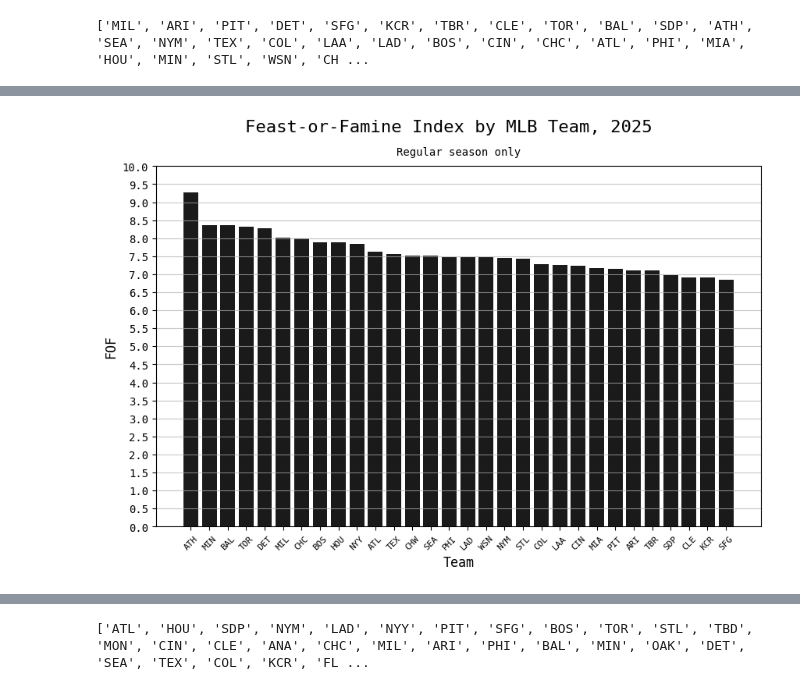
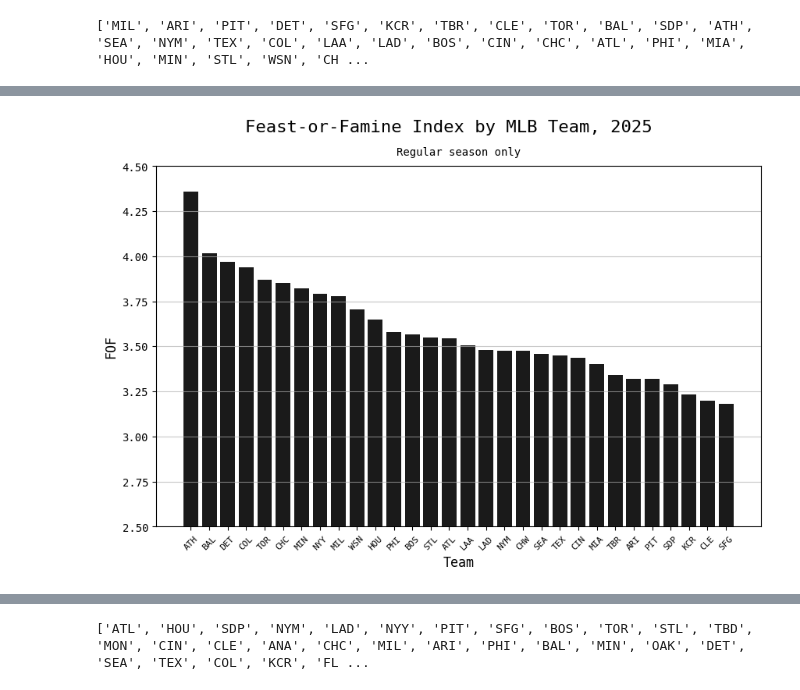
Before and after one commit to baseball-analytica/feast-or-famine, a Jupyter notebook: notebooks/fof.ipynb, the cells around one changed output, grey strips where cells are left out. Saved outputs shown, nothing was run; the diff lists cells and outputs as text; code cells hidden in the pictures.

Commit message:
regenerated figures

```diff
--- a/notebooks/fof.ipynb
+++ b/notebooks/fof.ipynb
@@ -52,10 +49,6 @@ print(nyy_2025.head())
 
 [5 rows x 21 columns]
 # %%
-rdiff_in_W = nyy_2025.loc[nyy_2025["W/L"] == "W", "rdiff"].mean()
-print(f"rdiff_in_W: {rdiff_in_W}")
-rdiff_in_L = nyy_2025.loc[nyy_2025["W/L"] == "L", "rdiff"].mean()
-print(f"rdiff_in_L: {rdiff_in_L}")
-
-print(f"FOF: {rdiff_in_W - rdiff_in_L}")
+nyy_2025["rdiff_abs"] = nyy_2025["rdiff"].abs()
+print(nyy_2025.head())
 # %% [output]
@@ -79,9 +86,8 @@ for team in tqdm(teams_2025, desc="processing team seasons"):
     time.sleep(1)
     team_data = pybaseball.schedule_and_record(2025, team)
     team_data["rdiff"] = team_data["R"] - team_data["RA"]
-    rdiff_in_W = team_data.loc[team_data["W/L"] == "W", "rdiff"].mean()
-    rdiff_in_L = team_data.loc[team_data["W/L"] == "L", "rdiff"].mean()
-    fof_values[team] = rdiff_in_W - rdiff_in_L
+    team_data["rdiff_abs"] = team_data["rdiff"].abs()
+    fof_values[team] = team_data["rdiff_abs"].mean()
 
 print(fof_values)
 # %% [output]
@@ -147,31 +111,32 @@ import numpy as np
 # %%
 fig, ax = plt.subplots(figsize=(10, 6))
 
 ax.grid(True, axis="y", linestyle="-", alpha=0.7)
 
-ax.bar(fof_values.keys(), fof_values.values(), color="0.1", width=0.8, )
+ax.bar(fof_values.keys(), fof_values.values(), color="0.1", width=0.8)
 
 fig.suptitle("Feast-or-Famine Index by MLB Team, 2025", fontsize=16)
 
 ax.set_xlabel("Team")
 ax.set_ylabel("FOF")
 ax.set_title("Regular season only", fontsize=10, pad=10)
 
+ax.set_ylim(2.5, 4.5)
 
 plt.xticks(
     rotation=45,
     ha="center",
     fontsize=8
 )
 
 plt.yticks(
-    np.linspace(0, 10, 21),
+    np.linspace(2.5, 4.5, 9),
     fontsize=10
 )
 
 plt.show()
 # %% [output]
-[figure, old version]
+[figure, new version]
 # %%
 fig.savefig("../assets/fof_2025.png")
 # %%
```
Also changed, not shown: parts of 9 cells of this notebook, 3 other files.
